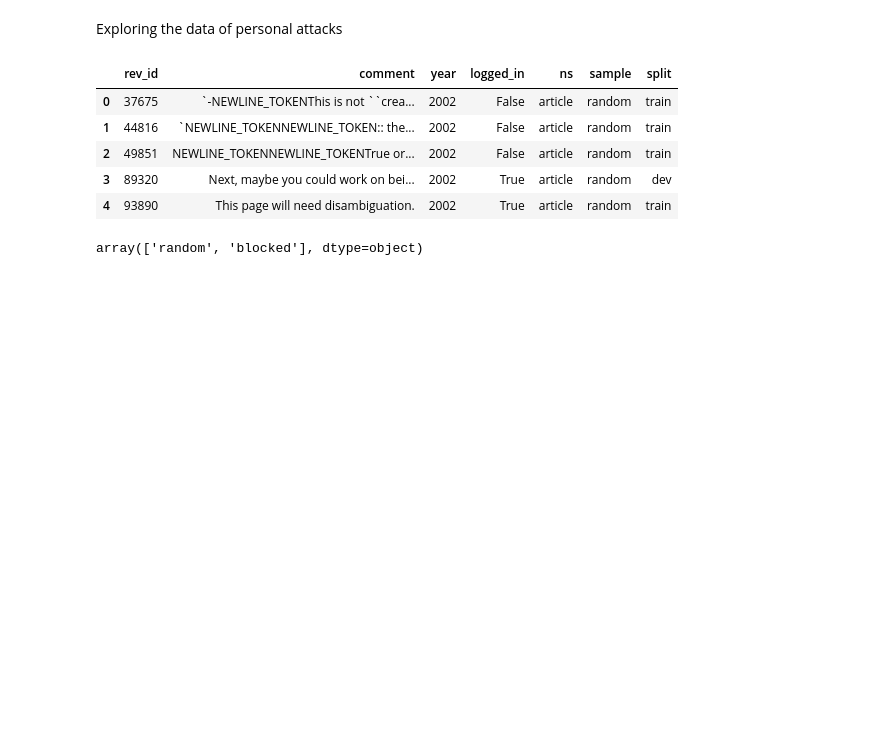
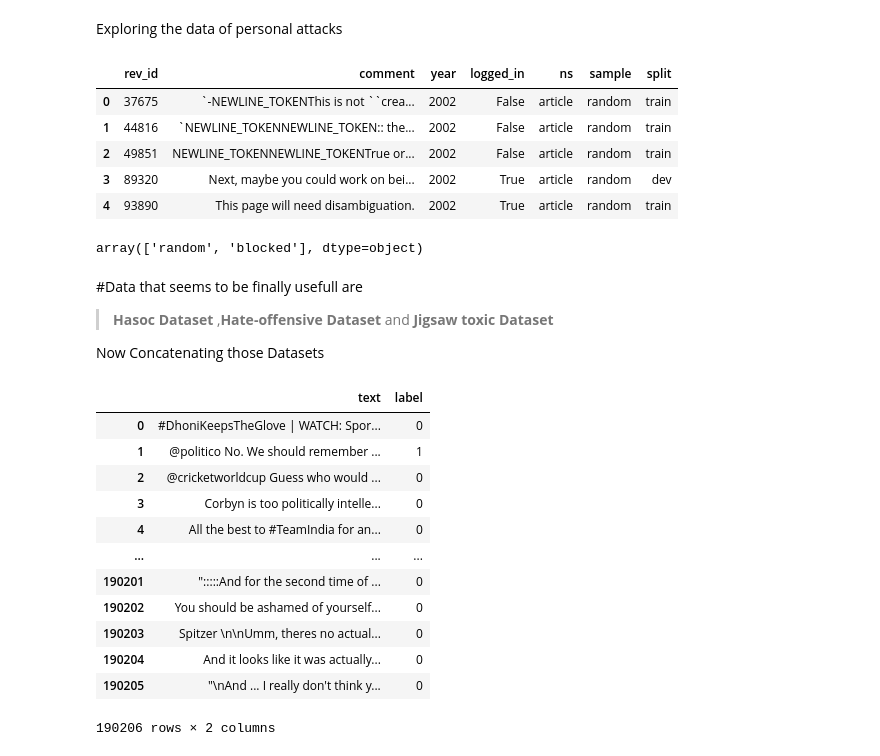
Before and after one commit to chauhan17nitin/hatErase, a Jupyter notebook: Dataset_Exploration.ipynb, the cells around one changed output. Saved outputs shown, nothing was run; the diff lists cells and outputs as text; code cells hidden in the pictures; blank space fills up the shorter version.

```diff
--- a/Dataset_Exploration.ipynb
+++ b/Dataset_Exploration.ipynb
@@ -211,3 +209,30 @@ attacks_annoted.head()
 attacks_annoted['sample'].unique()
 # %% [output]
 array(['random', 'blocked'], dtype=object)
+# %% [markdown]
+#Data that seems to be finally usefull are
+>**Hasoc Dataset**
+  ,**Hate-offensive Dataset**
+  and **Jigsaw toxic Dataset**
+
+Now Concatenating those Datasets
+# %%
+dataset = pd.concat([english_dataset, labeled_data, train_jigsaw])
+# %%
+dataset.reset_index(drop = True, inplace = True)
+# %%
+dataset
+# %% [output]
+|  | text | label |
+| 0 | #DhoniKeepsTheGlove | WATCH: Spor... | 0 |
+| 1 | @politico No. We should remember ... | 1 |
+| 2 | @cricketworldcup Guess who would ... | 0 |
+| 3 | Corbyn is too politically intelle... | 0 |
+| 4 | All the best to #TeamIndia for an... | 0 |
+| ... | ... | ... |
+| 190201 | ":::::And for the second time of ... | 0 |
+| 190202 | You should be ashamed of yourself... | 0 |
+| 190203 | Spitzer \n\nUmm, theres no actual... | 0 |
+| 190204 | And it looks like it was actually... | 0 |
+| 190205 | "\nAnd ... I really don't think y... | 0 |
+190206 rows × 2 columns
```
Also changed, not shown: parts of 1 cell of this notebook.
